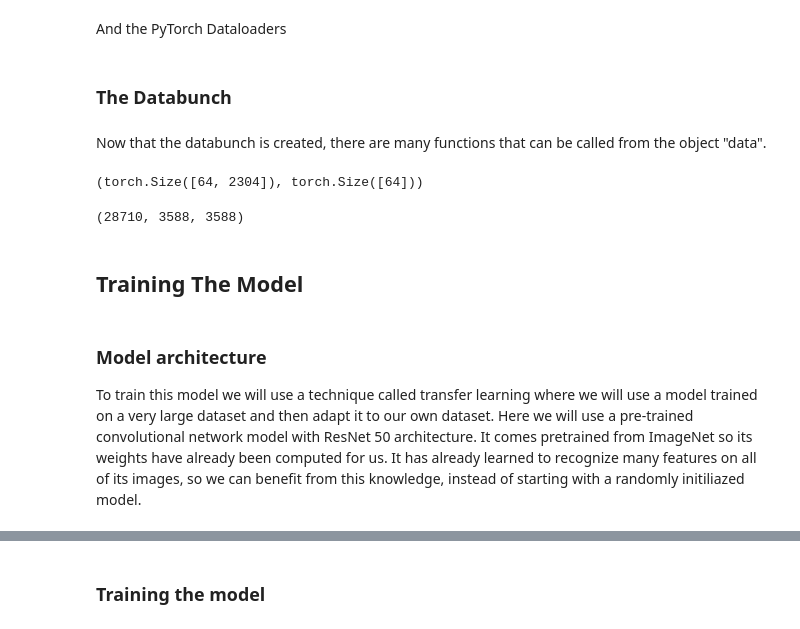
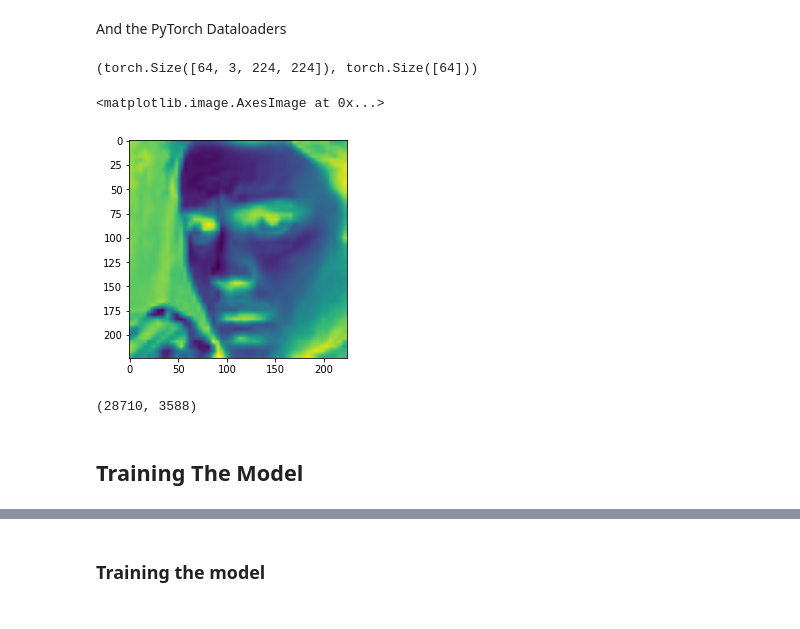
Before and after one commit to mlsmall/Facial-Expression-Detection, a Jupyter notebook: Facial Expression Detection - Pytorch.ipynb, the cells around one changed output, grey strips where cells are left out. Cells and saved outputs as stored; diff of their text form; code cells hidden in the pictures.

Commit message:
first Pytorch model run

```diff
--- a/Facial Expression Detection - Pytorch.ipynb
+++ b/Facial Expression Detection - Pytorch.ipynb
@@ -201,5 +250,5 @@ Now the Datasets
 # %%
 # We create 3 Pytorch datasets
-train_ds = TensorDataset(xtrain, ytrain)
-valid_ds = TensorDataset(xvalid, yvalid)
-test_ds = TensorDataset(xtest, ytest)
+train_ds = TensorDataset(xtrain_tran, ytrain)
+valid_ds = TensorDataset(xvalid_tran, yvalid)
+# test_ds = TensorDataset(xtest, ytest)
@@ -222,4 +254,0 @@ valid_transforms = transforms.Compose([
-# %%
-train_ds = train__transforms(train_ds)
-valid_ds = valid_transforms(valid_ds)
-test_ds = valid_transforms(train_ds)
@@ -232,8 +257,6 @@ bs = 64 # batch size
 # %%
-train_dl = DataLoader(train_ds, batch_size=bs)
-valid_dl = DataLoader(valid_ds, batch_size=bs)
-test_dl = DataLoader(test_ds, batch_size=bs)
+train_dl = DataLoader(train_ds, batch_size=batch_size)
+valid_dl = DataLoader(valid_ds, batch_size=batch_size)
+# test_dl = DataLoader(test_ds, batch_size=batch_size)
 # %%
 dataloaders_dict = {'train': train_dl, 'val': valid_dl}
-# %% [markdown]
-### The Databunch
@@ -242,19 +263,19 @@ data = ImageDataBunch(train_dl=train_dl, valid_dl=valid_dl, test_dl=test_dl);
-# %% [markdown]
-Now that the databunch is created, there are many functions that can be called from the object "data".
 # %%
-x, y = next(iter(data.train_dl)) # Here we are getting the x and the y from the dataloader with batch size = 64
+# Let's test our train dataloader
+x, y = next(iter(train_dl)) # Here we are getting the x and the y from the dataloader with batch size = 64
 # We are grabbing the next item of the iterator
-x.shape,y.shape
+x.shape, y.shape
 # %% [output]
-(torch.Size([64, 2304]), torch.Size([64]))
+(torch.Size([64, 3, 224, 224]), torch.Size([64]))
+# %%
+plt.imshow(x[0][0])
+# %% [output]
+<matplotlib.image.AxesImage at 0x...>
+[figure, added]
 # %%
 # Length of train, validation, and test sets
-len(data.train_ds), len(data.valid_ds), len(data.test_ds)
+len(train_ds), len(valid_ds), # len(test_ds)
 # %% [output]
-(28710, 3588, 3588)
+(28710, 3588)
 # %% [markdown]
 ## Training The Model
-# %% [markdown]
-### Model architecture
-
-To train this model we will use a technique called transfer learning where we will use a model trained on a very large dataset and then adapt it to our own dataset. Here we will use a pre-trained convolutional network model with ResNet 50 architecture. It comes pretrained from ImageNet so its weights have already been computed for us. It has already learned to recognize many features on all of its images, so we can benefit from this knowledge, instead of starting with a randomly initiliazed model.
```
Also changed, not shown: parts of 75 cells of this notebook.
